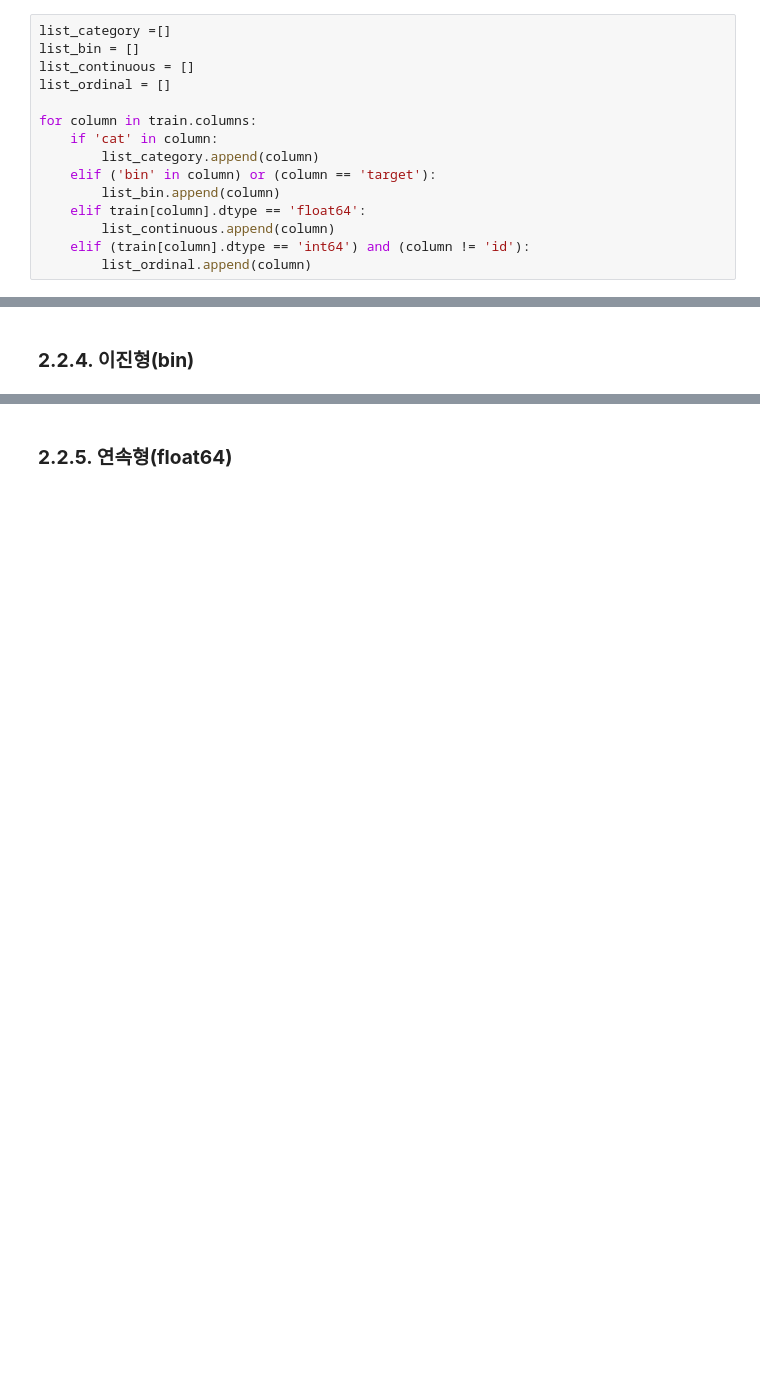
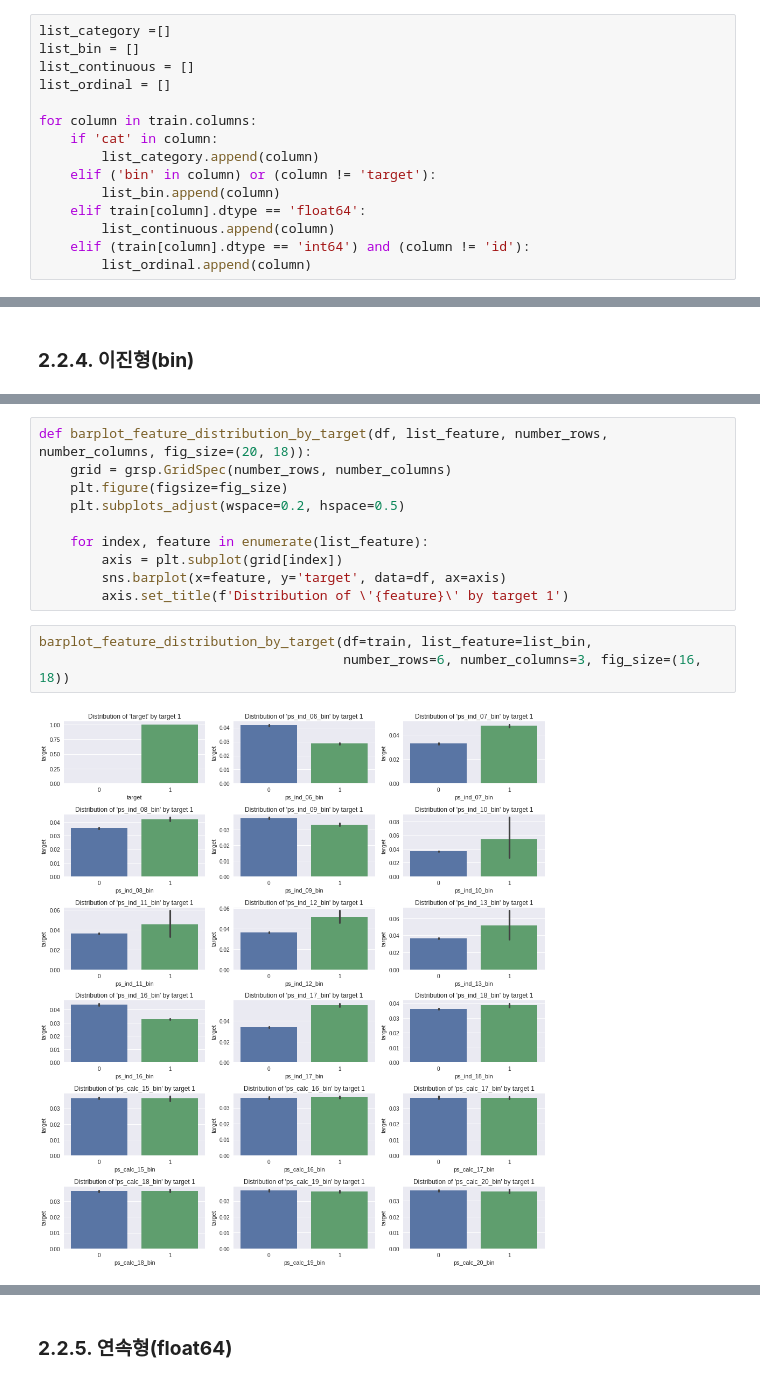
Before and after one commit to LeeSeungwon89/Kaggle_Dacon_Practice, a Jupyter notebook: 1. Porto_Seguro’s_Safe_Driver_Prediction_EDA.ipynb, the cells around one changed output, grey strips where cells are left out. Cells and saved outputs as stored; diff of their text form; blank space fills up the shorter version.

```diff
--- a/1. Porto_Seguro’s_Safe_Driver_Prediction_EDA.ipynb
+++ b/1. Porto_Seguro’s_Safe_Driver_Prediction_EDA.ipynb
@@ -370,7 +370,7 @@ list_ordinal = []
 for column in train.columns:
     if 'cat' in column:
         list_category.append(column)
-    elif ('bin' in column) or (column == 'target'):
+    elif ('bin' in column) or (column != 'target'):
         list_bin.append(column)
     elif train[column].dtype == 'float64':
         list_continuous.append(column)
@@ -429,0 +436,15 @@ for index, feature in enumerate(list_category):
+# %%
+def barplot_feature_distribution_by_target(df, list_feature, number_rows, number_columns, fig_size=(20, 18)):
+    grid = grsp.GridSpec(number_rows, number_columns)
+    plt.figure(figsize=fig_size)
+    plt.subplots_adjust(wspace=0.2, hspace=0.5)
+
+    for index, feature in enumerate(list_feature):
+        axis = plt.subplot(grid[index])
+        sns.barplot(x=feature, y='target', data=df, ax=axis)
+        axis.set_title(f'Distribution of \'{feature}\' by target 1')
+# %%
+barplot_feature_distribution_by_target(df=train, list_feature=list_bin,
+                                       number_rows=6, number_columns=3, fig_size=(16, 18))
+# %% [output]
+[figure, added]
```
Also changed, not shown: parts of 14 cells of this notebook.
